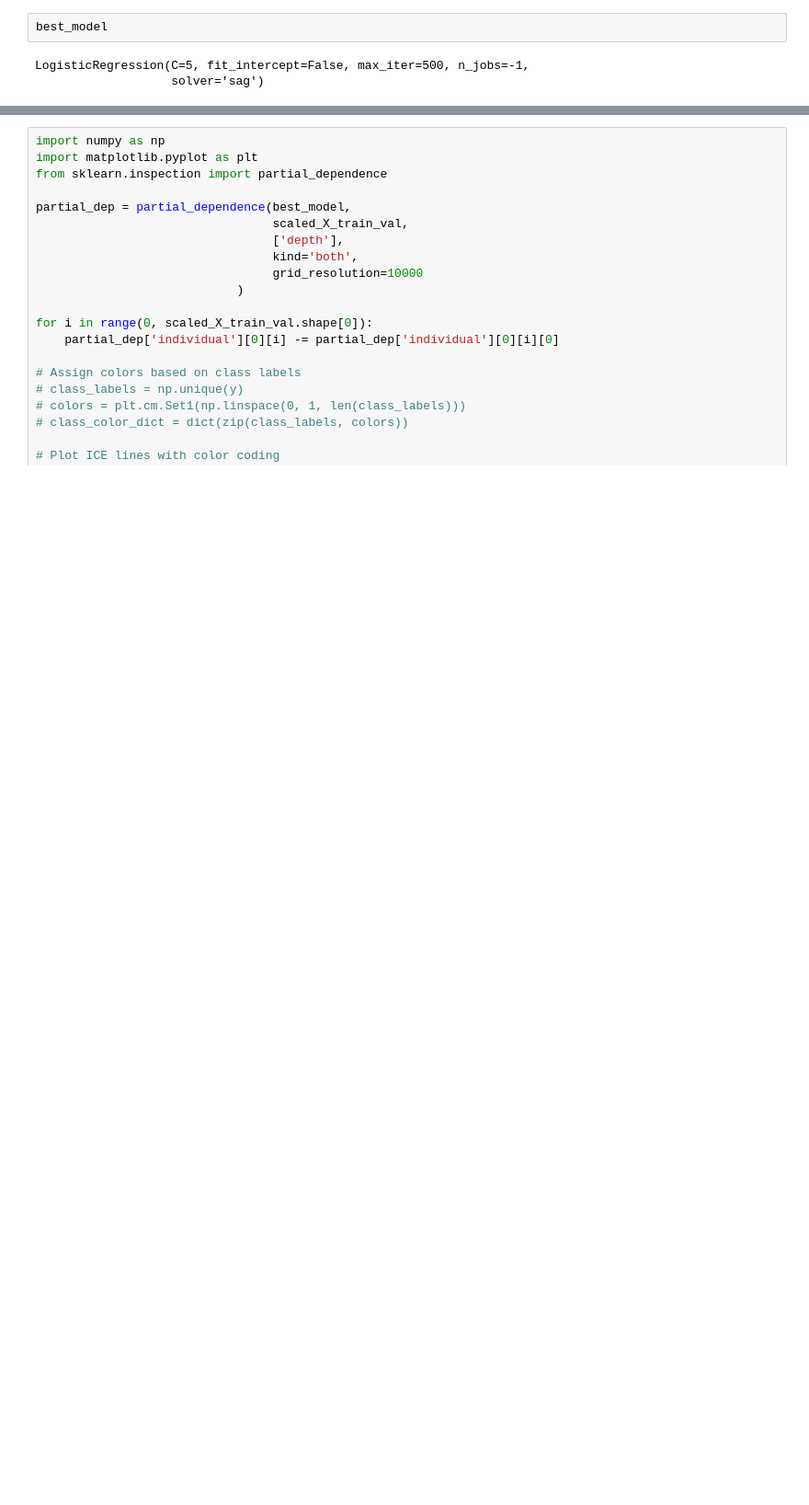
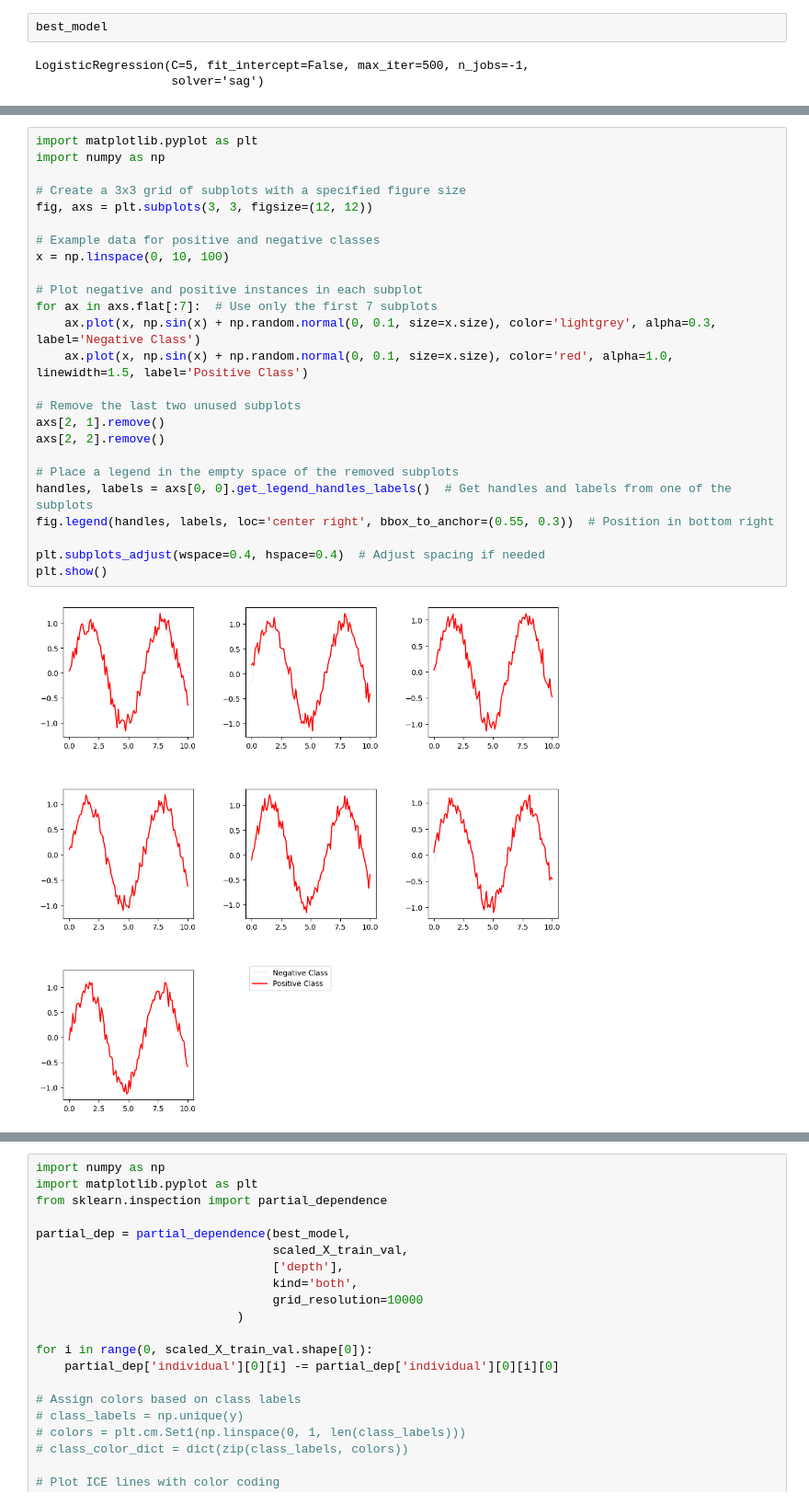
Before and after one commit to istiyaksiddiquee/thesis-work, a Jupyter notebook: RQ2/analysis/analysis.ipynb, the cells around one changed output, grey strips where cells are left out. Shown at 92% size. Drawn from its saved outputs; the diff is of its cells as text; blank space fills up the shorter version.

```diff
--- a/RQ2/analysis/analysis.ipynb
+++ b/RQ2/analysis/analysis.ipynb
@@ -760,0 +819,27 @@ plt.legend(handles=[plt.Line2D([0], [0], color='green', label='falsus'),
+# %%
+import matplotlib.pyplot as plt
+import numpy as np
+
+# Create a 3x3 grid of subplots with a specified figure size
+fig, axs = plt.subplots(3, 3, figsize=(12, 12))
+
+# Example data for positive and negative classes
+x = np.linspace(0, 10, 100)
+
+# Plot negative and positive instances in each subplot
+for ax in axs.flat[:7]:  # Use only the first 7 subplots
+    ax.plot(x, np.sin(x) + np.random.normal(0, 0.1, size=x.size), color='lightgrey', alpha=0.3, label='Negative Class')
+    ax.plot(x, np.sin(x) + np.random.normal(0, 0.1, size=x.size), color='red', alpha=1.0, linewidth=1.5, label='Positive Class')
+
+# Remove the last two unused subplots
+axs[2, 1].remove()
+axs[2, 2].remove()
+
+# Place a legend in the empty space of the removed subplots
+handles, labels = axs[0, 0].get_legend_handles_labels()  # Get handles and labels from one of the subplots
+fig.legend(handles, labels, loc='center right', bbox_to_anchor=(0.55, 0.3))  # Position in bottom right
+
+plt.subplots_adjust(wspace=0.4, hspace=0.4)  # Adjust spacing if needed
+plt.show()
+# %% [output]
+[figure, added]
```
Also changed, not shown: parts of 10 cells of this notebook, 7 other files.
